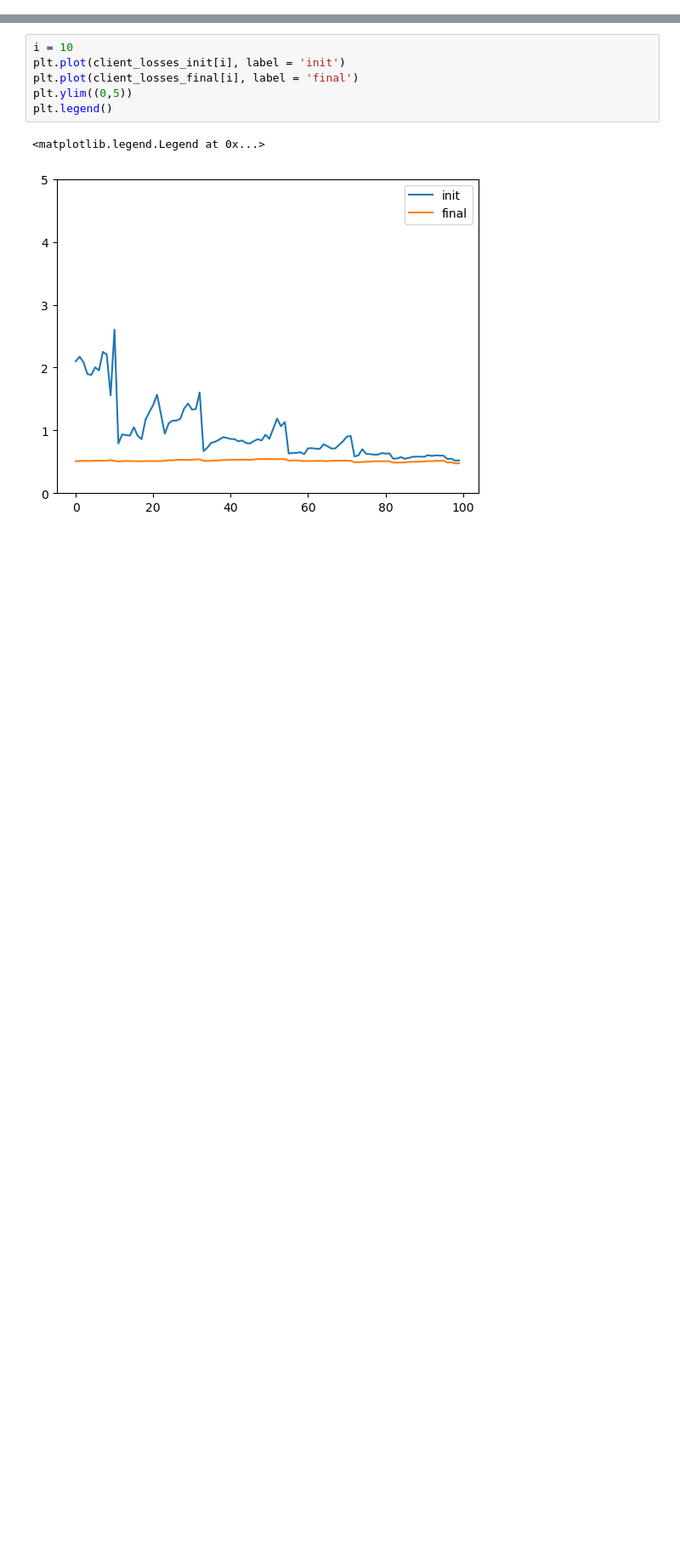
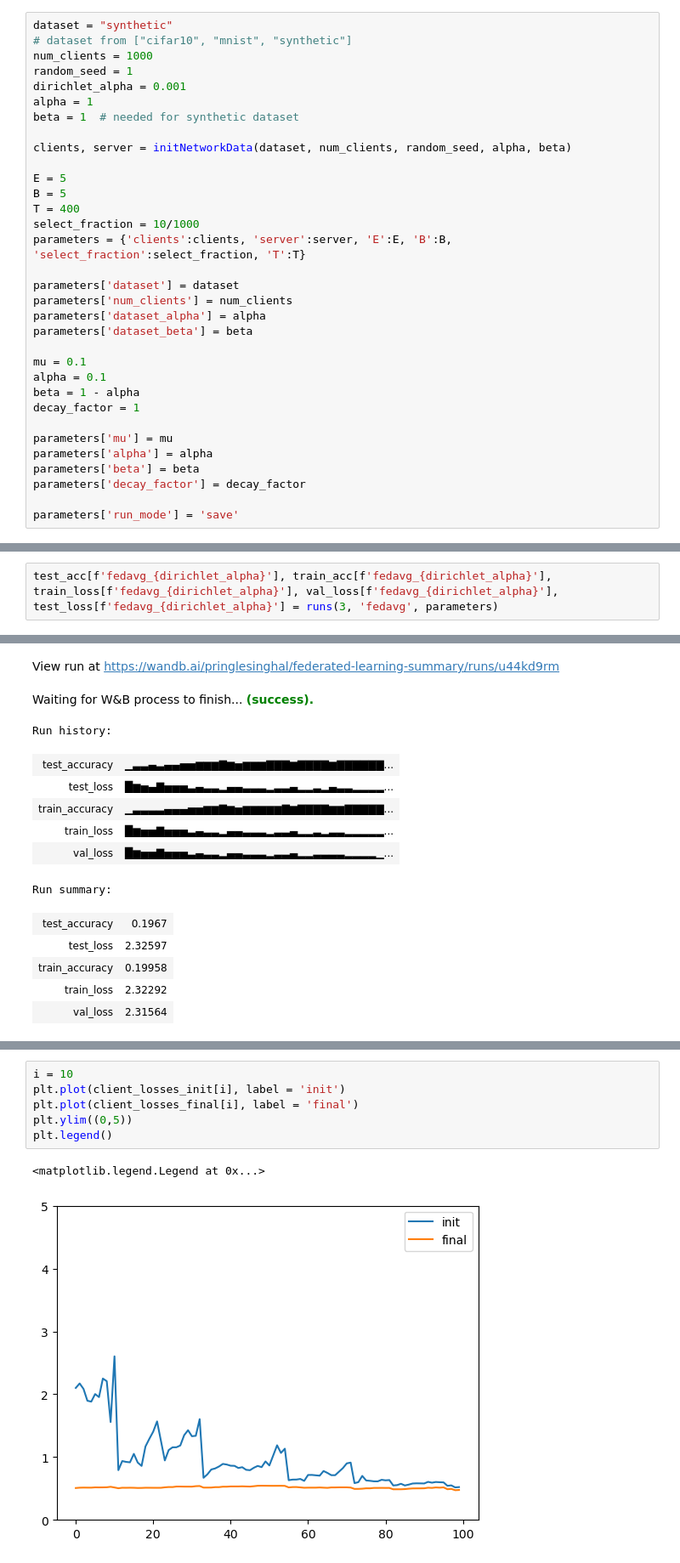
Before and after one commit to pringlesinghal/GreedyFed, a Jupyter notebook: dropout_experiments.ipynb, the cells around one changed output, grey strips where cells are left out. Shown at 85% size. Saved outputs shown, nothing was run; the diff lists cells and outputs as text; blank space fills up the shorter version.

```diff
--- a/dropout_experiments.ipynb
+++ b/dropout_experiments.ipynb
@@ -1526,0 +1537,33 @@ def fedprox_runs(mu, runs):
+# %%
+dataset = "synthetic"
+# dataset from ["cifar10", "mnist", "synthetic"]
+num_clients = 1000
+random_seed = 1
+dirichlet_alpha = 0.001
+alpha = 1
+beta = 1  # needed for synthetic dataset
+
+clients, server = initNetworkData(dataset, num_clients, random_seed, alpha, beta)
+
+E = 5
+B = 5
+T = 400
+select_fraction = 10/1000
+parameters = {'clients':clients, 'server':server, 'E':E, 'B':B, 'select_fraction':select_fraction, 'T':T}
+
+parameters['dataset'] = dataset
+parameters['num_clients'] = num_clients
+parameters['dataset_alpha'] = alpha
+parameters['dataset_beta'] = beta
+
+mu = 0.1
+alpha = 0.1
+beta = 1 - alpha
+decay_factor = 1
+
+parameters['mu'] = mu
+parameters['alpha'] = alpha
+parameters['beta'] = beta
+parameters['decay_factor'] = decay_factor
+
+parameters['run_mode'] = 'save'
@@ -1526,0 +1582,3 @@ def fedprox_runs(mu, runs):
+# %%
+test_acc[f'fedavg_{dirichlet_alpha}'], train_acc[f'fedavg_{dirichlet_alpha}'], train_loss[f'fedavg_{dirichlet_alpha}'], val_loss[f'fedavg_{dirichlet_alpha}'], test_loss[f'fedavg_{dirichlet_alpha}'] = runs(3, 'fedavg', parameters)
+# %% [output]
@@ -1526,0 +1590,14 @@ def fedprox_runs(mu, runs):
+View run at https://wandb.ai/pringlesinghal/federated-learning-summary/runs/u44kd9rm
+Waiting for W&B process to finish... (success).
+Run history:
+| test_accuracy | ▁▃▃▄▃▄▄▅▅▆▆▆▇▆▅▆▆▆▇▇▇▆▇▇▇▇▆▇▇▇▇▇▇... |
+| test_loss | █▆▅▄▇▅▅▅▃▄▃▃▂▄▄▃▃▃▂▃▃▄▂▂▃▂▄▃▃▂▂▂▂... |
+| train_accuracy | ▁▃▃▃▃▄▄▄▅▅▆▆▇▆▅▆▆▆▆▆▇▆▇▇▇▇▆▆▇▇▇▇▇... |
+| train_loss | █▆▅▅▇▅▅▅▃▄▃▃▂▄▄▃▃▃▂▃▃▄▂▂▃▂▃▃▂▂▂▂▂... |
+| val_loss | █▆▅▅▇▅▅▅▃▄▃▃▂▄▄▃▃▃▂▃▃▄▂▂▃▃▃▃▂▂▂▂▁... |
+Run summary:
+| test_accuracy | 0.1967 |
+| test_loss | 2.32597 |
+| train_accuracy | 0.19958 |
+| train_loss | 2.32292 |
+| val_loss | 2.31564 |
```
Also changed, not shown: parts of 38 cells of this notebook, 1 other file.
